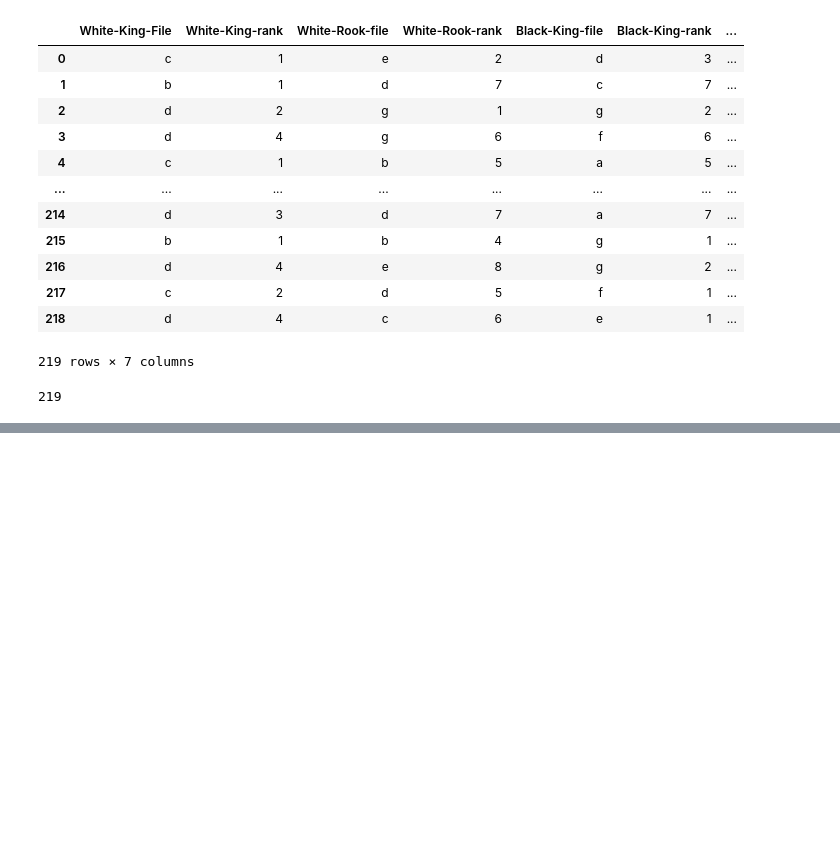
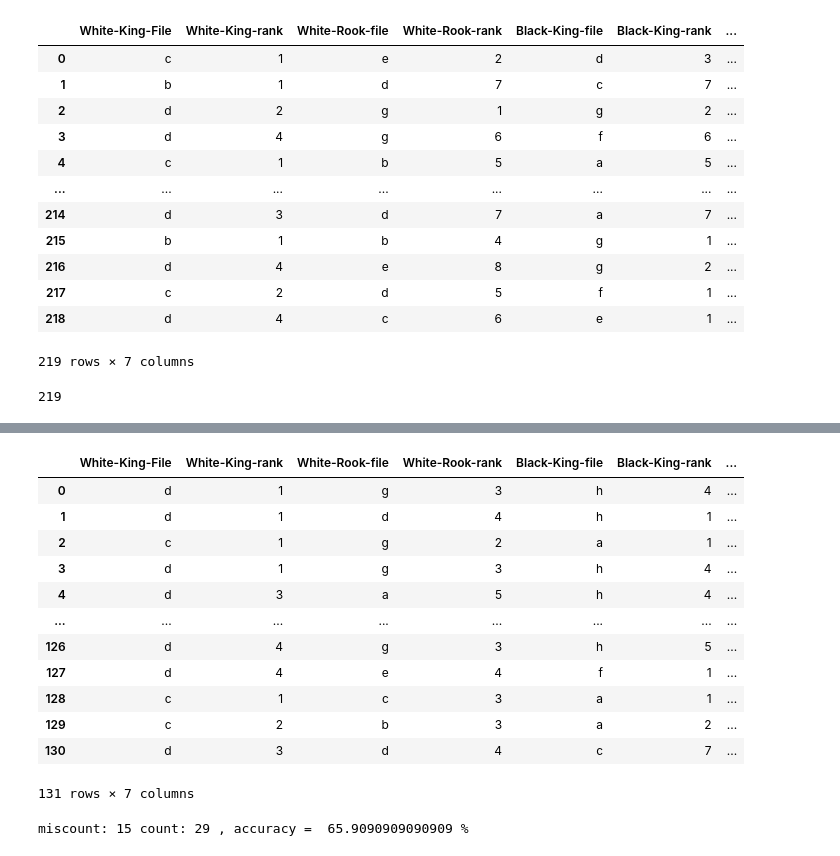
Before and after one commit to achalpatel/DecisionTree, a Jupyter notebook: Project1-Copy1.ipynb, the cells around one changed output, grey strips where cells are left out. Saved outputs shown, nothing was run; the diff lists cells and outputs as text; code cells hidden in the pictures; blank space fills up the shorter version.

```diff
--- a/Project1-Copy1.ipynb
+++ b/Project1-Copy1.ipynb
@@ -240,0 +215,19 @@ False
+# %%
+training_set2 = collected_set.sample(training_set.shape[0], replace=True)
+# %%
+training_set2.reset_index(drop=True, inplace=True)
+training_set2
+# %% [output]
+|  | White-King-File | White-King-rank | White-Rook-file | White-Rook-rank | Black-King-file | Black-King-rank | ... |
+| 0 | d | 1 | g | 3 | h | 4 | ... |
+| 1 | d | 1 | d | 4 | h | 1 | ... |
+| 2 | c | 1 | g | 2 | a | 1 | ... |
+| 3 | d | 1 | g | 3 | h | 4 | ... |
+| 4 | d | 3 | a | 5 | h | 4 | ... |
+| ... | ... | ... | ... | ... | ... | ... | ... |
+| 126 | d | 4 | g | 3 | h | 5 | ... |
+| 127 | d | 4 | e | 4 | f | 1 | ... |
+| 128 | c | 1 | c | 3 | a | 1 | ... |
+| 129 | c | 2 | b | 3 | a | 2 | ... |
+| 130 | d | 3 | d | 4 | c | 7 | ... |
+131 rows × 7 columns
@@ -240,0 +236,4 @@ False
+# %%
+misclassed_set = calculate_prediction(dtree2_node, holdout_set)
+# %% [output]
+miscount: 15 count: 29 , accuracy =  65.9090909090909 %
```
Also changed, not shown: parts of 21 cells of this notebook.
